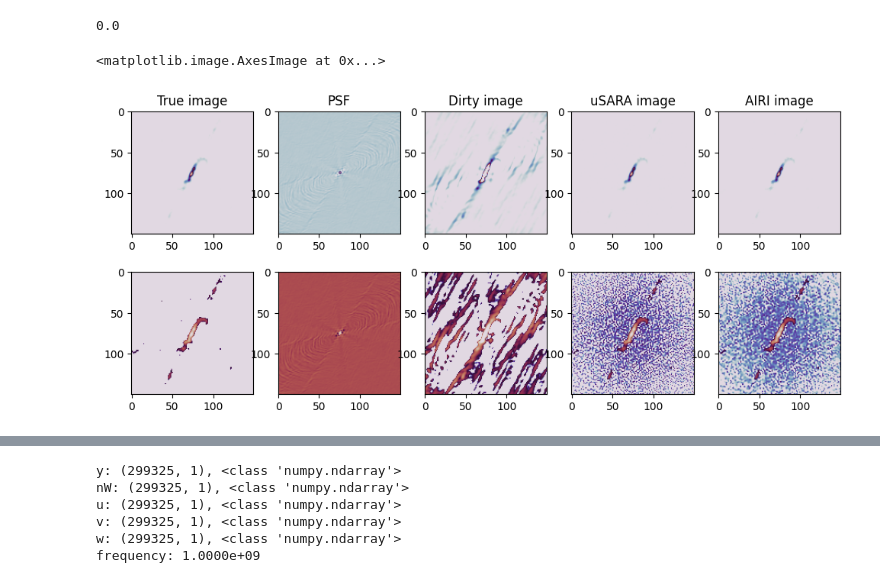
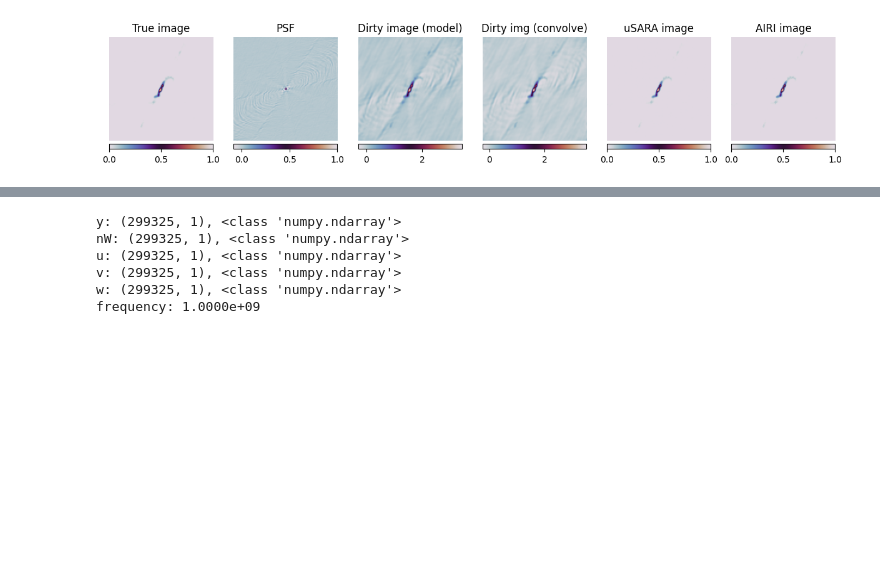
Before and after one commit to epfl-radio-astro/diffusionRI, a Jupyter notebook: ddrm_vs_usara.ipynb, the cells around one changed output, grey strips where cells are left out. Saved outputs shown, nothing was run; the diff lists cells and outputs as text; code cells hidden in the pictures; blank space fills up the shorter version.

```diff
--- a/ddrm_vs_usara.ipynb
+++ b/ddrm_vs_usara.ipynb
@@ -35,47 +35,70 @@ Name: NVIDIA GeForce RTX 4080 SUPER
 Tensor device: cuda:0
 # %%
 normalize = lambda x : (x - x.min()) /  (x.max() - x.min())
+
+def ft(img):
+    return np.fft.ifftshift(np.fft.fft2(np.fft.fftshift(img)))
+
+def ift(vis):
+    return (np.fft.fftshift(np.fft.ifft2(np.fft.fftshift(vis)))).real
+
+class Norm:
+    def __init__(self, x):
+        self.shift = np.min(x)
+        self.scale = np.max(x)
+    def normalize(self,x):
+        return (x-self.shift)/(self.scale-self.shift)
+    def invert(self,x):
+        return x*(self.scale-self.shift) + self.shift
 # %%
 # input data
 true_image = np.load("./data_compare/true_image_2.npy")
 
 from astropy.io import fits
 uSARA_image = fits.getdata("./data_compare/uSARA_heuRegScale_1.0_model_image.fits").astype(float)
 AIRI_image  = fits.getdata("./data_compare/AIRI_heuScale_1.0_model_image.fits").astype(float)
 nufft_dirty = fits.getdata("./data_compare/dirty.fits").astype(float)
-nufft_psf   = normalize(fits.getdata("./data_compare/psf.fits").astype(float))
-print(nufft_psf.min())
+nufft_psf   = fits.getdata("./data_compare/psf.fits").astype(float)
+
+
 #rescale the input image to go from 0 to 1
 shift = np.min(true_image)
 scale = np.max(true_image)
-true_image = (true_image-shift)/(scale-shift)
+truth_norm = Norm(true_image)
+true_image = truth_norm.normalize(true_image)
+
+# rescale the psf so that the max is 1
+nufft_psf /= np.max(nufft_psf)
+sampling_weights = np.abs(ft(nufft_psf))
 
 
-lognorm = colors.SymLogNorm(linthresh=0.001,vmin=0,vmax=1)
+lognorm = colors.SymLogNorm(linthresh=0.0001,vmin=0,vmax=1)
 linnorm = colors.Normalize(vmin=0,vmax=1)
 
-fig, ax = plt.subplots(2,5, figsize=(12,5))
+fig, ax = plt.subplots(1,6, figsize=(15,7))
 ax = ax.flatten()
-ax[0].imshow(true_image,norm = linnorm, cmap = "twilight")
+cbar = [None]*len(ax)
+
+cbar[0] = ax[0].imshow(true_image,norm = linnorm, cmap = "twilight")
 ax[0].set_title("True image")
-ax[1].imshow(nufft_psf,norm = linnorm,cmap = "twilight")
+cbar[1] = ax[1].imshow(nufft_psf,cmap = "twilight")
 ax[1].set_title("PSF")
-ax[2].imshow(nufft_dirty,norm = linnorm,cmap = "twilight")
-ax[2].set_title("Dirty image")
-ax[3].imshow(uSARA_image,norm = linnorm,cmap = "twilight")
-ax[3].set_title("uSARA image")
-ax[4].imshow(AIRI_image,norm = linnorm,cmap = "twilight")
-ax[4].set_title("AIRI image")
+cbar[2] = ax[2].imshow(nufft_dirty,cmap = "twilight")
+ax[2].set_title("Dirty image (model)")
 
-ax[5].imshow(true_image,norm = lognorm, cmap = "twilight")
-ax[6].imshow(nufft_psf,norm = lognorm,cmap = "twilight")
-ax[7].imshow(nufft_dirty,norm = lognorm,cmap = "twilight")
-ax[8].imshow(uSARA_image,norm = lognorm,cmap = "twilight")
-ax[9].imshow(AIRI_image,norm = lognorm,cmap = "twilight")
+cbar[3] = ax[3].imshow(ift(ft(true_image)*sampling_weights), cmap = "twilight")
+ax[3].set_title("Dirty img (convolve)")
+
+cbar[4] = ax[4].imshow(uSARA_image,norm = linnorm,cmap = "twilight")
+ax[4].set_title("uSARA image")
+cbar[5] = ax[5].imshow(AIRI_image,norm = linnorm,cmap = "twilight")
+ax[5].set_title("AIRI image")
+
+for i in range(len(ax)):
+    ax[i].set_axis_off()
+    fig.colorbar(cbar[i], ax=ax[i],  pad = 0.01, orientation="horizontal")
 # %% [output]
-0.0
-<matplotlib.image.AxesImage at 0x...>
-[figure, old version]
+[figure, new version]
 # %%
 fig, ax = plt.subplots(1,3, figsize=(12,5))
 ax = ax.flatten()
```
Also changed, not shown: parts of 19 cells of this notebook, 13 other files.
